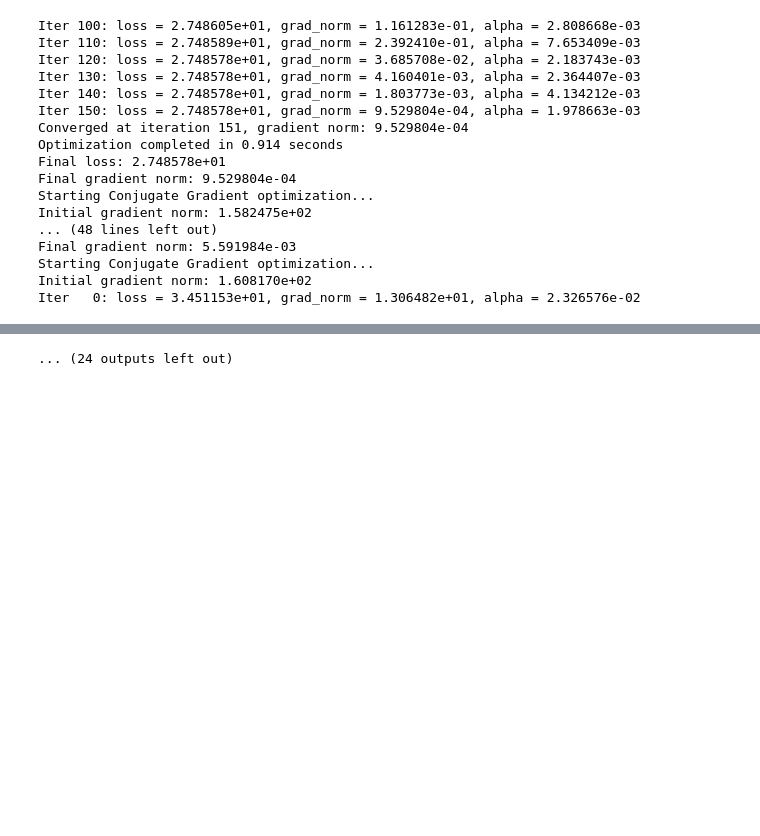
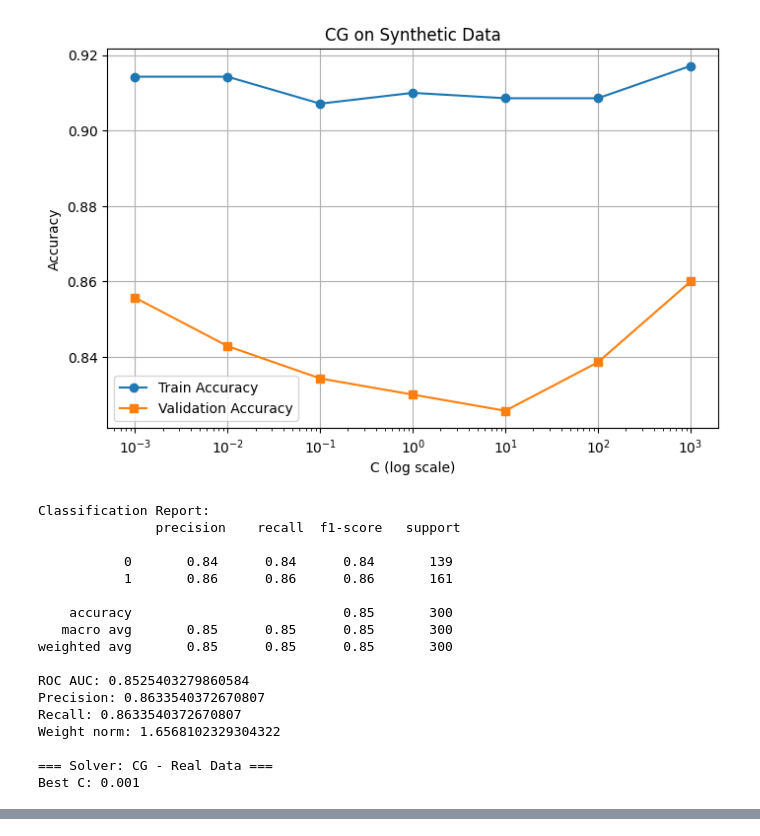
Before and after one commit to HJaczynski/Optimization, a Jupyter notebook: testing_copy.ipynb, the cells around one changed output, grey strips where cells are left out. Cells and saved outputs as stored; diff of their text form; code cells hidden in the pictures; blank space fills up the shorter version.

```diff
--- a/testing_copy.ipynb
+++ b/testing_copy.ipynb
@@ -13,8 +13,8 @@ from sklearn.metrics import accuracy_score, classification_report
 
 def test_solvers():
     X_syn, y_syn = make_classification(
-        n_samples=1000, n_features=2000,
-        n_informative=1998, n_redundant=2,
+        n_samples=1000, n_features=200,
+        n_informative=30, n_redundant=2,
         n_classes=2, random_state=42, class_sep=2.0,
     )
     data = load_breast_cancer()
@@ -86,8 +86,8 @@ def test_solvers():
 
 
 def test_solvers2():
-    X_syn, y_syn = make_classification(n_samples=1000, n_features=2000,
-                                       n_informative=1998, n_redundant=2,
+    X_syn, y_syn = make_classification(n_samples=1000, n_features=200,
+                                       n_informative=30, n_redundant=2,
                                        n_classes=2, random_state=42, class_sep=2.0)
     data = load_breast_cancer()
     X_real, y_real = data.data, data.target
@@ -99,7 +99,7 @@ def test_solvers2():
     X_syn_train, X_syn_test, y_syn_train, y_syn_test = train_test_split(X_syn, y_syn, test_size=0.3, random_state=1)
     X_real_train, X_real_test, y_real_train, y_real_test = train_test_split(X_real, y_real, test_size=0.3, random_state=1)
 
-    solvers = ['cg', 'lbfgs']
+    solvers = ['cg', 'lbfgs', 'tron']
 
     for solver in solvers:
         print(f"\n=== Solver: {solver.upper()} - Synthetic Data ===")
@@ -141,17 +126,18 @@ Iter  90: loss = 2.748645e+01, grad_norm = 2.181677e-01, alpha = 3.237053e-03
+[figure, added]
-Iter 100: loss = 2.748605e+01, grad_norm = 1.161283e-01, alpha = 2.808668e-03
-Iter 110: loss = 2.748589e+01, grad_norm = 2.392410e-01, alpha = 7.653409e-03
-Iter 120: loss = 2.748578e+01, grad_norm = 3.685708e-02, alpha = 2.183743e-03
-Iter 130: loss = 2.748578e+01, grad_norm = 4.160401e-03, alpha = 2.364407e-03
-Iter 140: loss = 2.748578e+01, grad_norm = 1.803773e-03, alpha = 4.134212e-03
-Iter 150: loss = 2.748578e+01, grad_norm = 9.529804e-04, alpha = 1.978663e-03
-Converged at iteration 151, gradient norm: 9.529804e-04
-Optimization completed in 0.914 seconds
-Final loss: 2.748578e+01
-Final gradient norm: 9.529804e-04
-Starting Conjugate Gradient optimization...
-Initial gradient norm: 1.582475e+02
-... (48 lines left out)
-Final gradient norm: 5.591984e-03
-Starting Conjugate Gradient optimization...
-Initial gradient norm: 1.608170e+02
-Iter   0: loss = 3.451153e+01, grad_norm = 1.306482e+01, alpha = 2.326576e-02
+Classification Report:
+               precision    recall  f1-score   support
+
+           0       0.84      0.84      0.84       139
+           1       0.86      0.86      0.86       161
+
+    accuracy                           0.85       300
+   macro avg       0.85      0.85      0.85       300
+weighted avg       0.85      0.85      0.85       300
+
+ROC AUC: 0.8525403279860584
+Precision: 0.8633540372670807
+Recall: 0.8633540372670807
+Weight norm: 1.6568102329304322
+
+=== Solver: CG - Real Data ===
+Best C: 0.001
@@ -329,3 +231,2 @@ Final gradient norm: 3.868940e+00
-... (24 outputs left out)
 # %%
 def test_solvers2():
```
Also changed, not shown: parts of 2 cells of this notebook, 2 other files.
